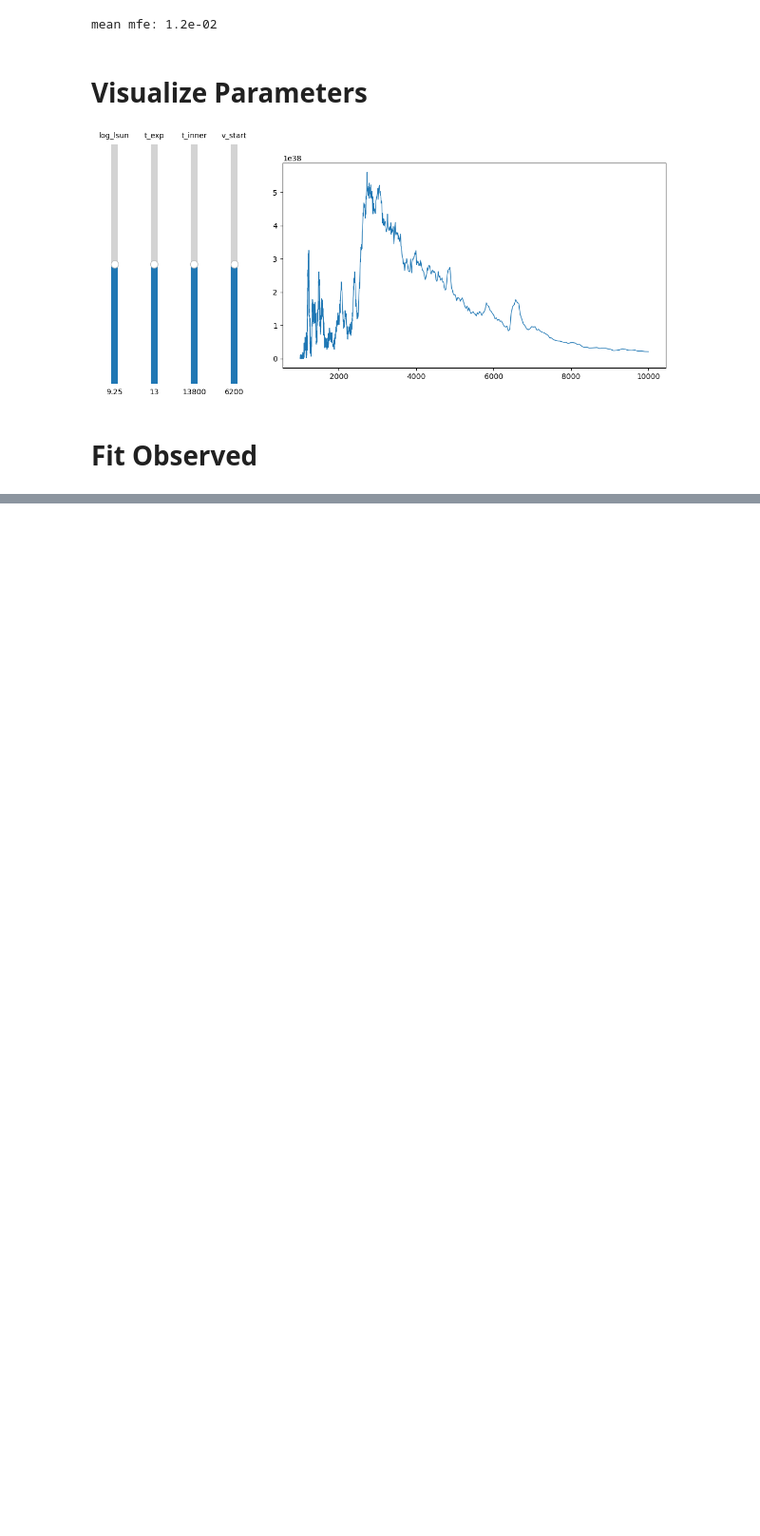
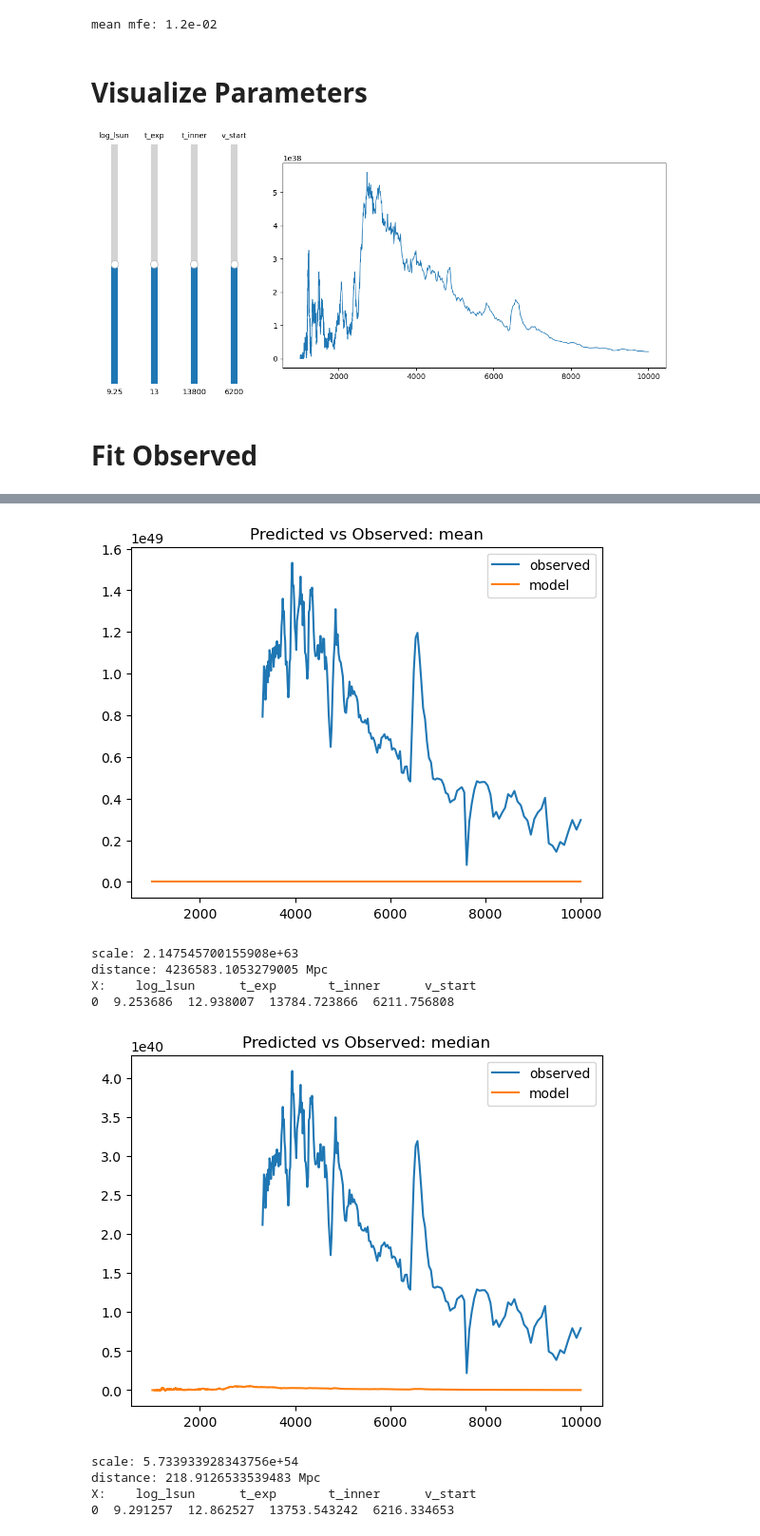
Before and after one commit to MichaelLukaszyk/iip-emulator, a Jupyter notebook: interpolator/interp.ipynb, the cells around one changed output, grey strips where cells are left out. Shown at 95% size. Saved outputs shown, nothing was run; the diff lists cells and outputs as text; code cells hidden in the pictures; blank space fills up the shorter version.

```diff
--- a/interpolator/interp.ipynb
+++ b/interpolator/interp.ipynb
@@ -255 +335,30 @@ results = sorted(results, key=lambda x: x['mean_fe'])
+# %%
+for type, params in (('mean', result['posterior']['mean']), ('median', result['posterior']['median'])):
+    scale = params[4]
+    X_mod = pd.DataFrame([params[:-1]], columns=param_names)
+    y_mod = interp(list(X_mod.values))[0]
+
+    mask = ~np.isnan(y_obs)
+    plt.figure()
+    plt.plot(wav, y_obs * scale, label='observed')
+    plt.plot(wav, y_mod, label='model')
+    plt.title('Predicted vs Observed: ' + type)
+    plt.legend()
+    show_active()
+    distance = np.sqrt(scale/4/np.pi) * u.cm
+
+    print('scale:', scale)
+    print('distance:', distance.to(u.Mpc))
+    print('X:', X_mod)
+# %% [output]
+[figure, added]
+scale: 2.147545700155908e+63
+distance: 4236583.1053279005 Mpc
+X:    log_lsun      t_exp       t_inner      v_start
+0  9.253686  12.938007  13784.723866  6211.756808
+[figure, added]
+scale: 5.733933928343756e+54
+distance: 218.9126533539483 Mpc
+X:    log_lsun      t_exp       t_inner      v_start
+0  9.291257  12.862527  13753.543242  6216.334653
 # %%
```
Also changed, not shown: parts of 5 cells of this notebook, 12 other files.
